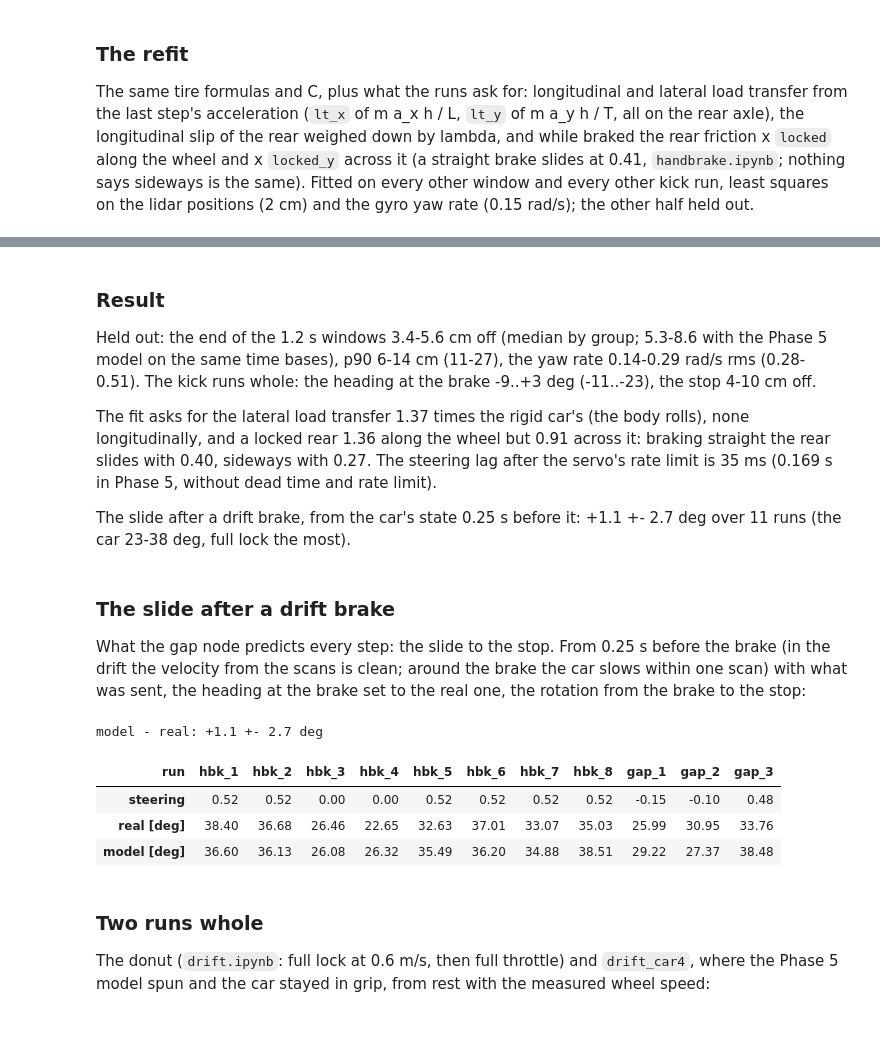
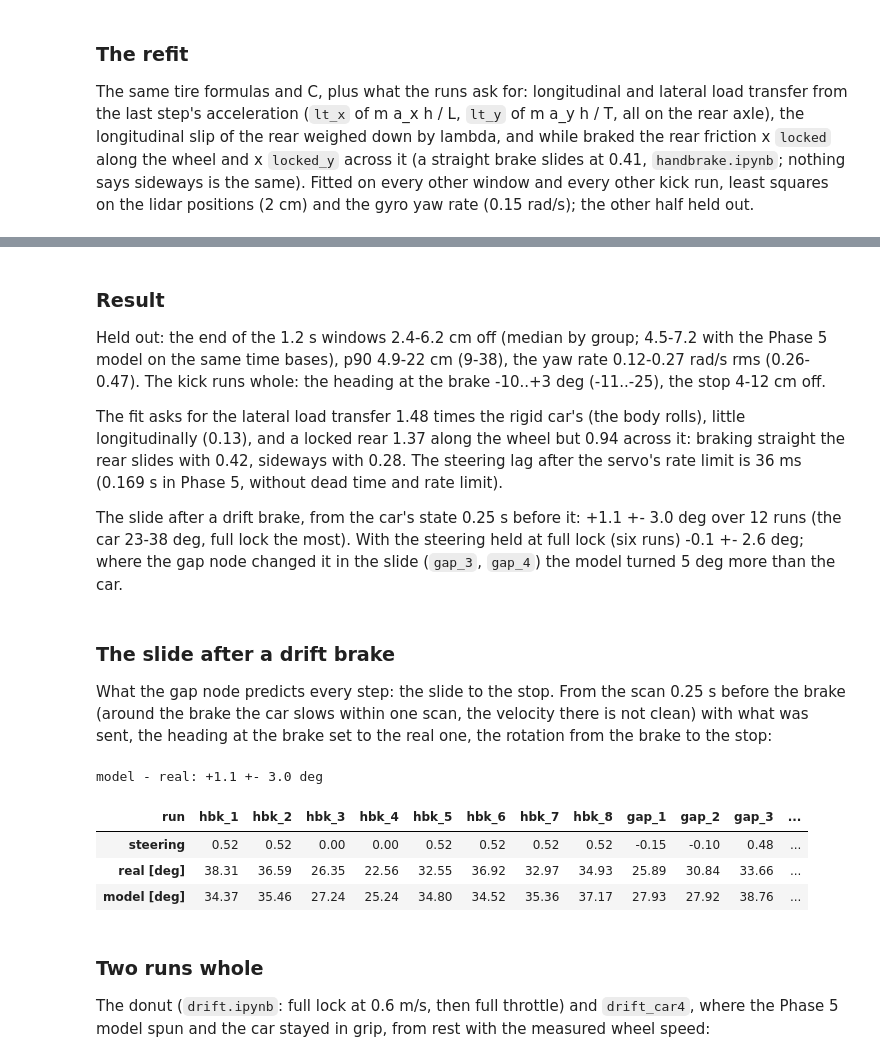
Before and after one commit to Gelminaio/drift-mpc-ackermann, a Jupyter notebook: notebooks/identification.ipynb, the cells around one changed output, grey strips where cells are left out. Cells and saved outputs as stored; diff of their text form; code cells hidden in the pictures; blank space fills up the shorter version.

```diff
--- a/notebooks/identification.ipynb
+++ b/notebooks/identification.ipynb
@@ -30,7 +30,7 @@ GRIP = ['hbg_1', 'hbg_2', 'hbg_3', 'hbl_1', 'hbl_2', 'hbl_3', 'hbl_4', 'hbl_6',
         'hbf_1', 'hbf_2', 'hbf_3', 'hbf_4', 'hbf_5']
 LOCK = ['hbb_1', 'hbb_2', 'hbb_3', 'hbb_4', 'hbb_5', 'hbp_1', 'hbp_2', 'hbp_3']
 DRIFT = ['donut_check', 'drift_car4', 'drift_car5', 'drift_car6', 'drift_car7', 'drift_car9']
-KICK = [f'hbk_{i}' for i in range(1, 9)] + ['gap_1', 'gap_2', 'gap_3']
+KICK = [f'hbk_{i}' for i in range(1, 9)] + ['gap_1', 'gap_2', 'gap_3', 'gap_4']
 
 
 def read(run, name):
@@ -221,17 +222,25 @@ def start(S, run, t0, v, n):
                 scan_xy=o[['x', 'y']].to_numpy()[inside])
 
 
+def velocity(S, i):
+    # rear axle velocity at scan i: the chord to the scans either side, lengthened by the arc
+    o = S['o']
+    ti, xy = o['t'].to_numpy(), o[['x', 'y']].to_numpy()
+    T = (ti[i + 1] - ti[i - 1]) / 2
+    a = np.interp(ti[i], S['ts'], S['r']) * T
+    return (xy[i + 1] - xy[i - 1]) / (2 * T) * (a / np.sin(a) if abs(a) > 1e-6 else 1.0)
+
+
 def windows(run):
     S = signals(run)
-    o = S['o']
-    ti, xy = o['t'].to_numpy(), o[['x', 'y']].to_numpy()
+    ti = S['o']['t'].to_numpy()
     out = []
-    for i in range(2, len(o) - 2, EVERY):
+    for i in range(1, len(ti) - 1, EVERY):
         if ti[i] - PRE < S['ts'][0] or ti[i] + WIN > S['ts'][-1]:
             continue
-        c = np.polyfit(ti[i - 2:i + 3] - ti[i], xy[i - 2:i + 3], 2)
-        if np.hypot(*c[1]) > 0.15:
-            out.append(start(S, run, ti[i], c[1], int(WIN / H)))
+        v = velocity(S, i)
+        if np.hypot(*v) > 0.15:
+            out.append(start(S, run, ti[i], v, int(WIN / H)))
     return out
 
 
@@ -398,55 +407,54 @@ kick_report(K, REFIT).round(1).T
 # %% [markdown]
 ### Result
 
-Held out: the end of the 1.2 s windows 3.4-5.6 cm off (median by group; 5.3-8.6 with the Phase 5 model on
-the same time bases), p90 6-14 cm (11-27), the yaw rate 0.14-0.29 rad/s rms (0.28-0.51). The kick runs whole:
-the heading at the brake -9..+3 deg (-11..-23), the stop 4-10 cm off.
+Held out: the end of the 1.2 s windows 2.4-6.2 cm off (median by group; 4.5-7.2 with the Phase 5 model on
+the same time bases), p90 4.9-22 cm (9-38), the yaw rate 0.12-0.27 rad/s rms (0.26-0.47). The kick runs whole:
+the heading at the brake -10..+3 deg (-11..-25), the stop 4-12 cm off.
 
-The fit asks for the lateral load transfer 1.37 times the rigid car's (the body rolls), none longitudinally,
-and a locked rear 1.36 along the wheel but 0.91 across it: braking straight the rear slides with 0.40, sideways
-with 0.27. The steering lag after the servo's rate limit is 35 ms (0.169 s in Phase 5, without dead time and
-rate limit).
+The fit asks for the lateral load transfer 1.48 times the rigid car's (the body rolls), little longitudinally
+(0.13), and a locked rear 1.37 along the wheel but 0.94 across it: braking straight the rear slides with 0.42,
+sideways with 0.28. The steering lag after the servo's rate limit is 36 ms (0.169 s in Phase 5, without dead
+time and rate limit).
 
-The slide after a drift brake, from the car's state 0.25 s before it: +1.1 +- 2.7 deg over 11 runs (the car
-23-38 deg, full lock the most).
+The slide after a drift brake, from the car's state 0.25 s before it: +1.1 +- 3.0 deg over 12 runs (the car
+23-38 deg, full lock the most). With the steering held at full lock (six runs) -0.1 +- 2.6 deg; where the gap
+node changed it in the slide (`gap_3`, `gap_4`) the model turned 5 deg more than the car.
 # %% [markdown]
 ### The slide after a drift brake
 
-What the gap node predicts every step: the slide to the stop. From 0.25 s before the brake (in the drift the
-velocity from the scans is clean; around the brake the car slows within one scan) with what was sent, the
-heading at the brake set to the real one, the rotation from the brake to the stop:
+What the gap node predicts every step: the slide to the stop. From the scan 0.25 s before the brake (around
+the brake the car slows within one scan, the velocity there is not clean) with what was sent, the heading at
+the brake set to the real one, the rotation from the brake to the stop:
 # %%
 def slides(q):
     rows = []
     for run in KICK:
         S = signals(run)
         d, o = S['drive'], S['o']
         t_kick = d.loc[d['cmd_speed'] > 1.0, 't'].iloc[0]
         t_brake = d.loc[(d['t'] > t_kick) & (d['cmd_speed'] < 0.02), 't'].iloc[0] + DEAD
-        t0 = t_brake - 0.25
-        i = np.searchsorted(o['t'], t0)
-        w5 = o.iloc[i - 2:i + 3]
-        v = np.polyfit(w5['t'] - t0, w5[['x', 'y']].to_numpy(), 2)[1]
-        w = start(S, run, t0, v, int(1.45 / H))
+        i = np.searchsorted(o['t'], t_brake - 0.25)
+        t0 = o['t'].iloc[i]
+        w = start(S, run, t0, velocity(S, i), int((t_brake - t0 + 1.2) / H))
         out = simulate([w], q)
-        kb = int(0.25 / H)
+        kb = int(round((t_brake - t0) / H))
         psi_b = np.interp(t_brake, S['ts'], S['psi'])
         real = S['psi'][-1] - psi_b
         model = out[2, 0, -1] - out[2, 0, kb]
         rows.append({'run': run, 'steering': S['steer'][int((t_brake - S['ts'][0]) / H):][:200].mean(),
                      'real [deg]': np.degrees(real), 'model [deg]': np.degrees(model)})
     return pd.DataFrame(rows).set_index('run')
 
 
 sl = slides(REFIT)
 print(f'model - real: {(sl["model [deg]"] - sl["real [deg]"]).mean():+.1f} +- {(sl["model [deg]"] - sl["real [deg]"]).std():.1f} deg')
 sl.round(2).T
 # %% [output]
-model - real: +1.1 +- 2.7 deg
+model - real: +1.1 +- 3.0 deg
-| run | hbk_1 | hbk_2 | hbk_3 | hbk_4 | hbk_5 | hbk_6 | hbk_7 | hbk_8 | gap_1 | gap_2 | gap_3 |
-| steering | 0.52 | 0.52 | 0.00 | 0.00 | 0.52 | 0.52 | 0.52 | 0.52 | -0.15 | -0.10 | 0.48 |
-| real [deg] | 38.40 | 36.68 | 26.46 | 22.65 | 32.63 | 37.01 | 33.07 | 35.03 | 25.99 | 30.95 | 33.76 |
-| model [deg] | 36.60 | 36.13 | 26.08 | 26.32 | 35.49 | 36.20 | 34.88 | 38.51 | 29.22 | 27.37 | 38.48 |
+| run | hbk_1 | hbk_2 | hbk_3 | hbk_4 | hbk_5 | hbk_6 | hbk_7 | hbk_8 | gap_1 | gap_2 | gap_3 | ... |
+| steering | 0.52 | 0.52 | 0.00 | 0.00 | 0.52 | 0.52 | 0.52 | 0.52 | -0.15 | -0.10 | 0.48 | ... |
+| real [deg] | 38.31 | 36.59 | 26.35 | 22.56 | 32.55 | 36.92 | 32.97 | 34.93 | 25.89 | 30.84 | 33.66 | ... |
+| model [deg] | 34.37 | 35.46 | 27.24 | 25.24 | 34.80 | 34.52 | 35.36 | 37.17 | 27.93 | 27.92 | 38.76 | ... |
 # %% [markdown]
 ### Two runs whole
 
```
Also changed, not shown: parts of 16 cells of this notebook, 1 other file.
